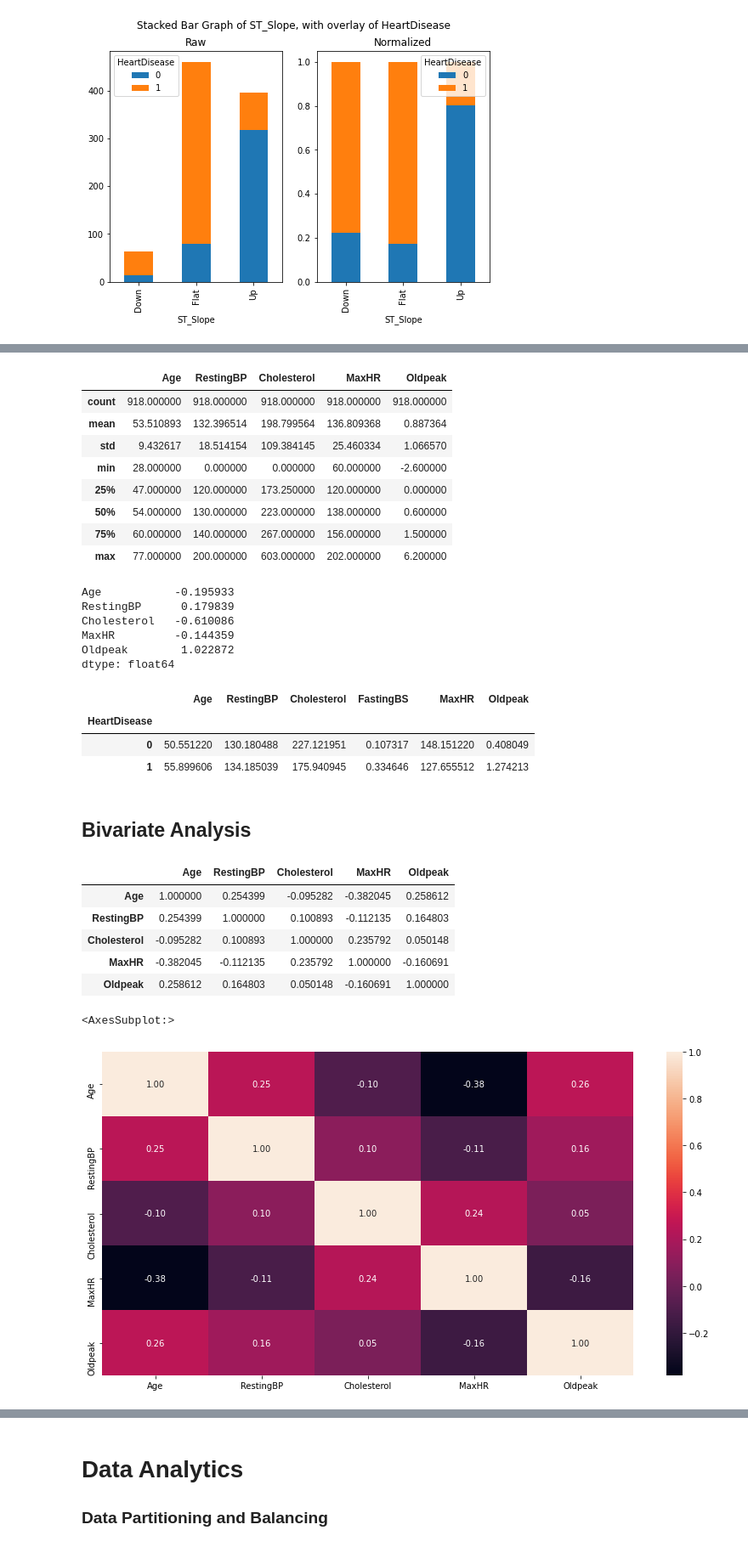
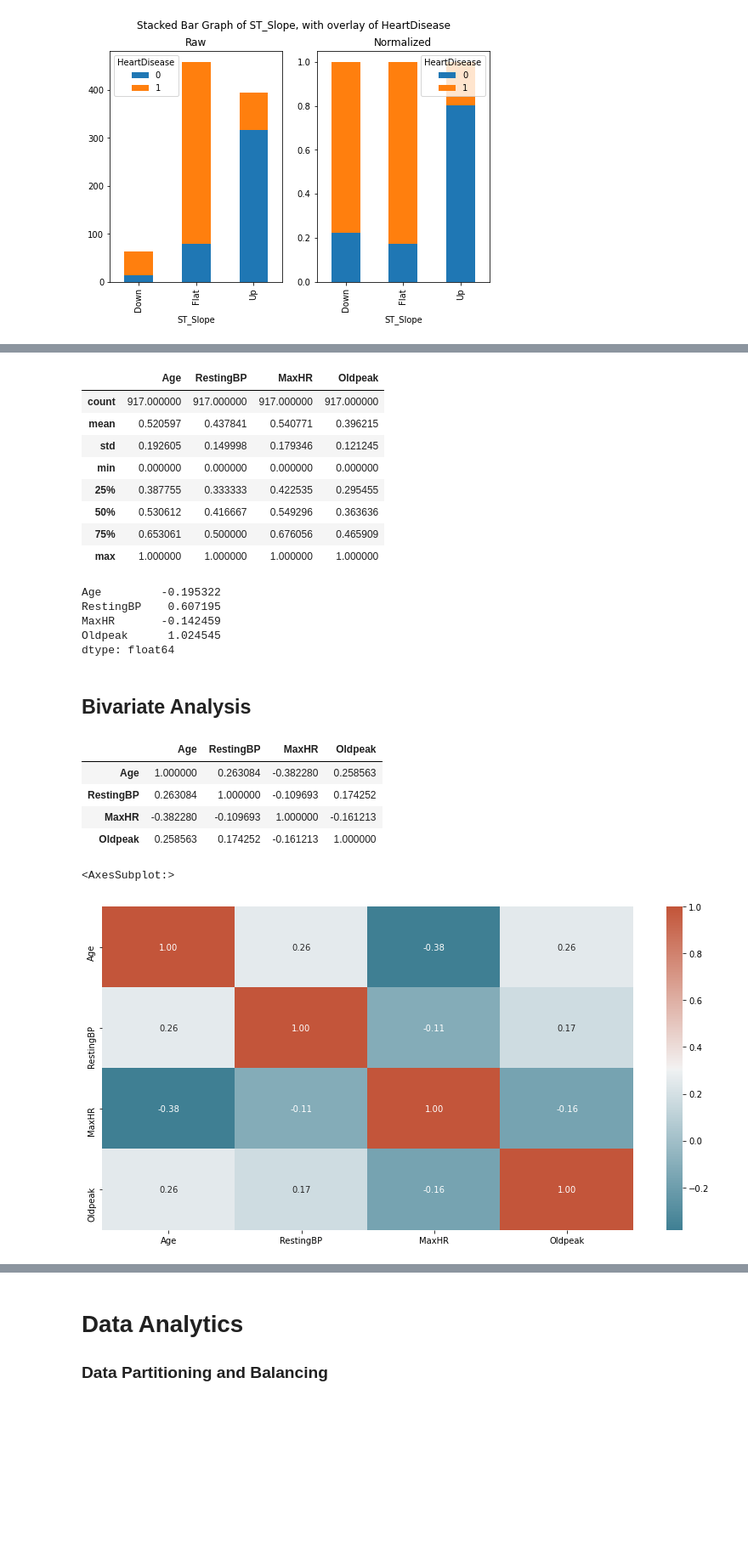
Before and after one commit to garybair/Heart-Disease, a Jupyter notebook: Predicting-Heart-Disease.ipynb, the cells around one changed output, grey strips where cells are left out. Shown at 85% size. Drawn from its saved outputs; the diff is of its cells as text; code cells hidden in the pictures; blank space fills up the shorter version.

```diff
--- a/Predicting-Heart-Disease.ipynb
+++ b/Predicting-Heart-Disease.ipynb
@@ -194,5 +211,5 @@ num_variables = ['Age', 'RestingBP', 'Cholesterol', 'MaxHR', 'Oldpeak']
 # %%
-cat_dummies = pd.get_dummies(df[cat_variables])
+cat_dummies = pd.get_dummies(cleaned_df[cat_variables])
 # %%
 def mm_normalize(df,col_list):
     temp_df = pd.DataFrame()
@@ -200,9 +217,9 @@ def mm_normalize(df,col_list):
         temp_df[col] = (df[col] - df[col].min()) / (df[col].max() - df[col].min())
     return temp_df
 # %%
-num_normed = mm_normalize(df, num_variables)
+num_normed = mm_normalize(cleaned_df, num_variables)
 # %%
-processed_df = pd.concat([num_normed, cat_dummies],axis = 1)
+processed_df = pd.concat([num_normed, cat_dummies, cleaned_df['HeartDisease']],axis = 1)
 # %%
 processed_df.head()
 # %% [output]
@@ -314,12 +334,12 @@ for col in num_variables:
 # %%
-df[num_variables].describe()
+processed_df[num_variables].describe()
 # %% [output]
-|  | Age | RestingBP | Cholesterol | MaxHR | Oldpeak |
-| count | 918.000000 | 918.000000 | 918.000000 | 918.000000 | 918.000000 |
-| mean | 53.510893 | 132.396514 | 198.799564 | 136.809368 | 0.887364 |
-| std | 9.432617 | 18.514154 | 109.384145 | 25.460334 | 1.066570 |
-| min | 28.000000 | 0.000000 | 0.000000 | 60.000000 | -2.600000 |
-| 25% | 47.000000 | 120.000000 | 173.250000 | 120.000000 | 0.000000 |
-| 50% | 54.000000 | 130.000000 | 223.000000 | 138.000000 | 0.600000 |
-| 75% | 60.000000 | 140.000000 | 267.000000 | 156.000000 | 1.500000 |
-| max | 77.000000 | 200.000000 | 603.000000 | 202.000000 | 6.200000 |
+|  | Age | RestingBP | MaxHR | Oldpeak |
+| count | 917.000000 | 917.000000 | 917.000000 | 917.000000 |
+| mean | 0.520597 | 0.437841 | 0.540771 | 0.396215 |
+| std | 0.192605 | 0.149998 | 0.179346 | 0.121245 |
+| min | 0.000000 | 0.000000 | 0.000000 | 0.000000 |
+| 25% | 0.387755 | 0.333333 | 0.422535 | 0.295455 |
+| 50% | 0.530612 | 0.416667 | 0.549296 | 0.363636 |
+| 75% | 0.653061 | 0.500000 | 0.676056 | 0.465909 |
+| max | 1.000000 | 1.000000 | 1.000000 | 1.000000 |
@@ -326,28 +348,19 @@ df[num_variables].describe()
 # %%
-df[num_variables].skew()
+processed_df[num_variables].skew()
 # %% [output]
-Age           -0.195933
-RestingBP      0.179839
-Cholesterol   -0.610086
-MaxHR         -0.144359
-Oldpeak        1.022872
+Age         -0.195322
+RestingBP    0.607195
+MaxHR       -0.142459
+Oldpeak      1.024545
 dtype: float64
-# %%
-df.groupby('HeartDisease').mean()
-# %% [output]
-|  | Age | RestingBP | Cholesterol | FastingBS | MaxHR | Oldpeak |
-| HeartDisease |  |  |  |  |  |  |
-| 0 | 50.551220 | 130.180488 | 227.121951 | 0.107317 | 148.151220 | 0.408049 |
-| 1 | 55.899606 | 134.185039 | 175.940945 | 0.334646 | 127.655512 | 1.274213 |
 # %% [markdown]
 ## Bivariate Analysis
 # %%
-corr = df[num_variables].corr()
+corr = processed_df[num_variables].corr()
 corr
 # %% [output]
-|  | Age | RestingBP | Cholesterol | MaxHR | Oldpeak |
-| Age | 1.000000 | 0.254399 | -0.095282 | -0.382045 | 0.258612 |
-| RestingBP | 0.254399 | 1.000000 | 0.100893 | -0.112135 | 0.164803 |
-| Cholesterol | -0.095282 | 0.100893 | 1.000000 | 0.235792 | 0.050148 |
-| MaxHR | -0.382045 | -0.112135 | 0.235792 | 1.000000 | -0.160691 |
-| Oldpeak | 0.258612 | 0.164803 | 0.050148 | -0.160691 | 1.000000 |
+|  | Age | RestingBP | MaxHR | Oldpeak |
+| Age | 1.000000 | 0.263084 | -0.382280 | 0.258563 |
+| RestingBP | 0.263084 | 1.000000 | -0.109693 | 0.174252 |
+| MaxHR | -0.382280 | -0.109693 | 1.000000 | -0.161213 |
+| Oldpeak | 0.258563 | 0.174252 | -0.161213 | 1.000000 |
@@ -354,9 +369,11 @@ corr
 # %%
+cmap = sns.diverging_palette(220, 20, as_cmap=True)
 plt.figure(figsize = (14,7))
 sns.heatmap(corr,
+            cmap = cmap,
             annot = True ,
             fmt = '.2f')
 # %% [output]
 <AxesSubplot:>
-[figure, old version]
+[figure, new version]
 # %%
```
Also changed, not shown: parts of 84 cells of this notebook, 4 other files.
